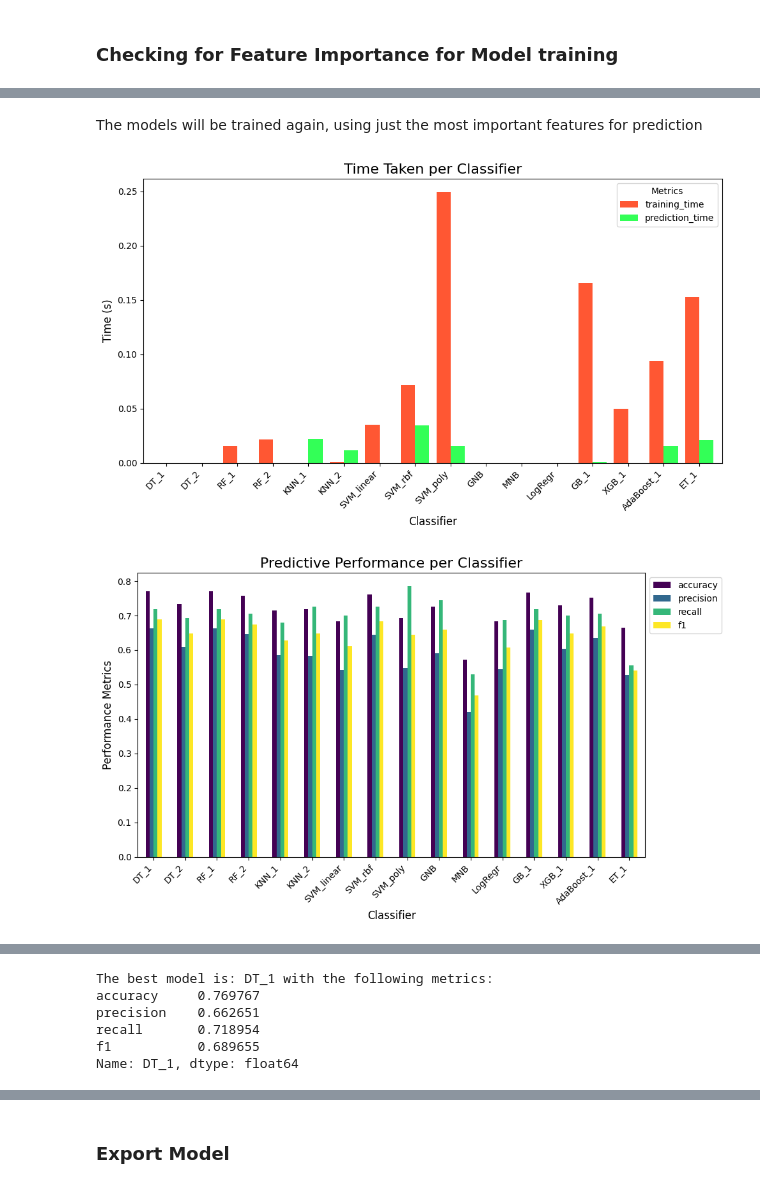
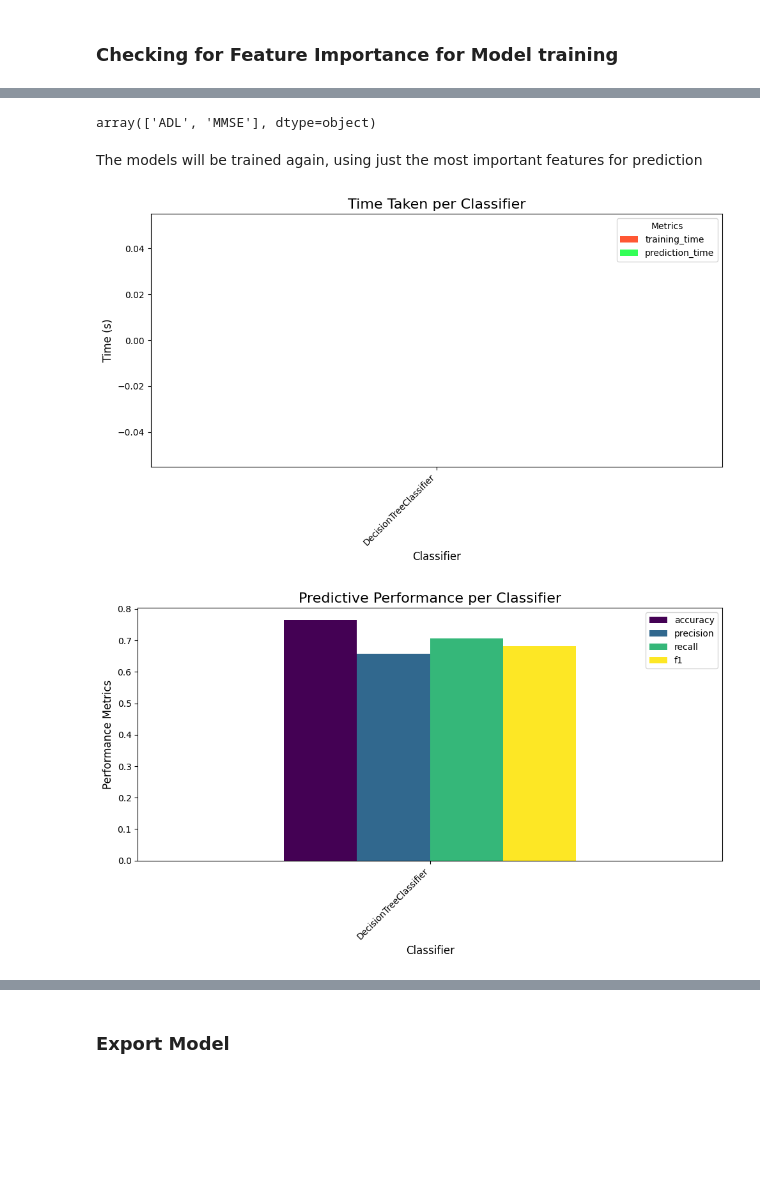
Before and after one commit to ggryschek/NK_SS_DashBoard, a Jupyter notebook: analysis/NK_SS_Predictive_Analysis.ipynb, the cells around one changed output, grey strips where cells are left out. Cells and saved outputs as stored; diff of their text form; code cells hidden in the pictures; blank space fills up the shorter version.

```diff
--- a/analysis/NK_SS_Predictive_Analysis.ipynb
+++ b/analysis/NK_SS_Predictive_Analysis.ipynb
@@ -488,7 +521,7 @@ classifier_summary_2
 # %%
 # Step 1: Identify the best model based on the highest F1 score
 best_model_name = classifier_summary_2['f1'].idxmax()  # Model with the highest F1 score
-best_model_1 = models[best_model_name]  # Retrieve the corresponding model
+best_model = models[best_model_name]  # Retrieve the corresponding model
 
 # Step 2: Print all the metrics for the best model
 print(f"The best model is: {best_model_name} with the following metrics:")
@@ -553,9 +586,14 @@ AUC Score: 0.80
 ### Checking for Feature Importance for Model training
 # %%
 from sklearn.inspection import permutation_importance
+import pandas as pd
+import matplotlib.pyplot as plt
+
+# Assuming X_test is a DataFrame and contains your feature names
+data_input_template = X_test_scaled.columns.tolist()  # Extract feature names from the DataFrame
 
 # Calculate permutation importance
-perm_importance = permutation_importance(best_model_1, X_test, y_test, n_repeats=10, random_state=42)
+perm_importance = permutation_importance(best_model, X_test_scaled, y_test, n_repeats=10, random_state=RANDOM_SEED)
 
 # Create a DataFrame for the feature importances
 importance_df = pd.DataFrame({
@@ -570,8 +608,8 @@ importance_df = importance_df.sort_values(by='Importance', ascending=False)
 print(importance_df)
 
 # Plot the feature importances
-plt.figure(figsize=(10, 6))
-plt.barh(importance_df['Feature'], importance_df['Importance'])
+plt.figure(figsize=(8, 4))
+plt.barh(importance_df['Feature'], importance_df['Importance'], color='skyblue')
 plt.gca().invert_yaxis()
 plt.xlabel('Importance')
 plt.title('Permutation Feature Importances')
@@ -601,12 +639,13 @@ threshold = 0.01  # Select features with importance > 0.01
 
 # Step 2: Filter the features that have importance above the threshold
 important_features = importance_df[importance_df['Importance'] > threshold]['Feature'].values
+# %%
+important_features
+# %% [output]
+array(['ADL', 'MMSE'], dtype=object)
 # %% [markdown]
 The models will be trained again, using just the most important features for prediction
 # %%
 # Select the important features from the training and testing datasets
 X_train_filtered = X_train_smote[important_features]
-X_test_filtered = X_test[important_features]
-
-# Retrain the model with the filtered datasets
-#best_model.fit(X_train_filtered, y_train)
+X_test_filtered = X_test_scaled[important_features]
@@ -614,8 +699,10 @@ X_test_filtered = X_test[important_features]
 # Initialize an empty DataFrame for storing results
 results_ml_3 = pd.DataFrame(columns=["classifier_name", "training_time", "prediction_time", "accuracy", "precision", "recall", "f1"])
 
+final_model = models[best_model_name]
+
 # Call the function to evaluate all models
-results_ml_3 = evaluate_models(models, X_train_filtered, y_train_smote, X_test_filtered, y_test, results_ml_3)
+results_ml_3 = evaluate_single_model(final_model, X_train_filtered, y_train_smote, X_test_filtered, y_test, results_ml_3)
 
 #Time Metrics
 classifier_summary_3 = results_ml_3.groupby(by=["classifier_name"]).first()
@@ -625,7 +712,7 @@ classifier_summary_3["total_time"] = classifier_summary_3["training_time"] + cla
 # %%
 plot_model_results(results_ml_3)
 
-results_ml_3
+classifier_summary_3
 # %% [output]
-[figure, old version]
+[figure, new version]
-[figure, old version]
+[figure, new version]
@@ -649,16 +722 @@ results_ml_3
-# %%
-# Step 1: Identify the best model based on the highest F1 score
-best_model_name = classifier_summary_3['f1'].idxmax()  # Model with the highest F1 score
-best_model_2 = models[best_model_name]  # Retrieve the corresponding model
-
-# Step 2: Print all the metrics for the best model
-print(f"The best model is: {best_model_name} with the following metrics:")
-print(classifier_summary_3.loc[best_model_name, ["accuracy", "precision", "recall", "f1"]])
-# %% [output]
-The best model is: DT_1 with the following metrics:
-accuracy     0.769767
-precision    0.662651
-recall       0.718954
-f1           0.689655
-Name: DT_1, dtype: float64
 # %%
```
Also changed, not shown: parts of 34 cells of this notebook, 4 other files.
